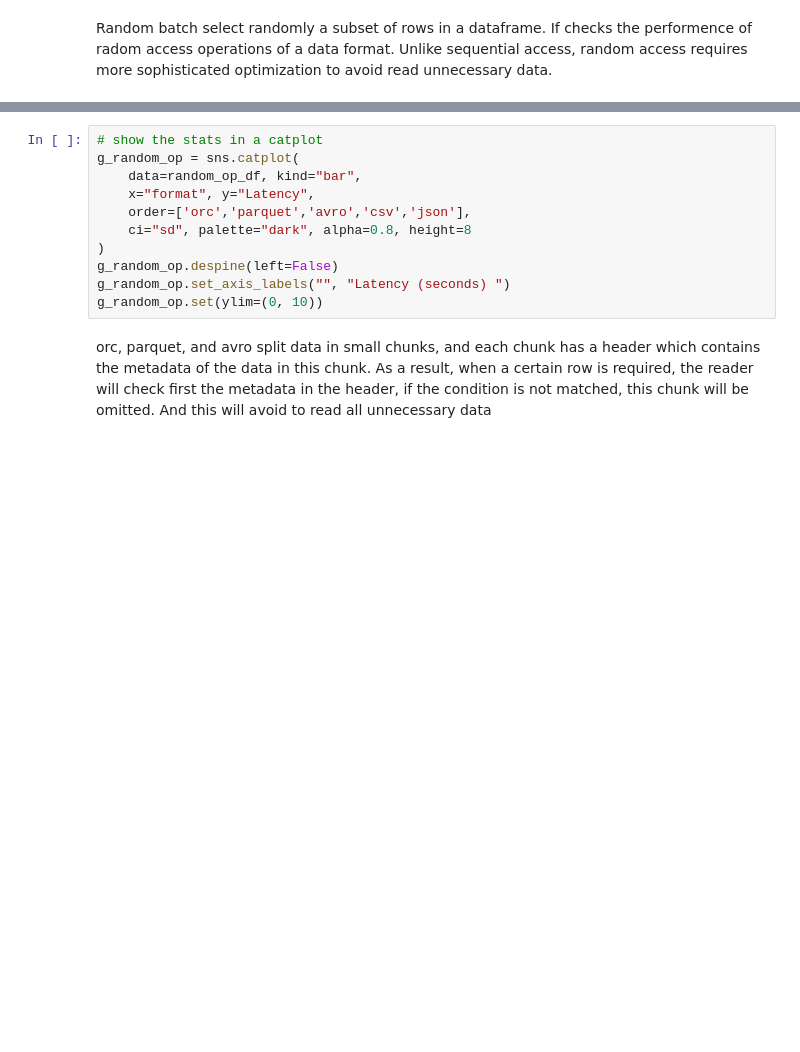
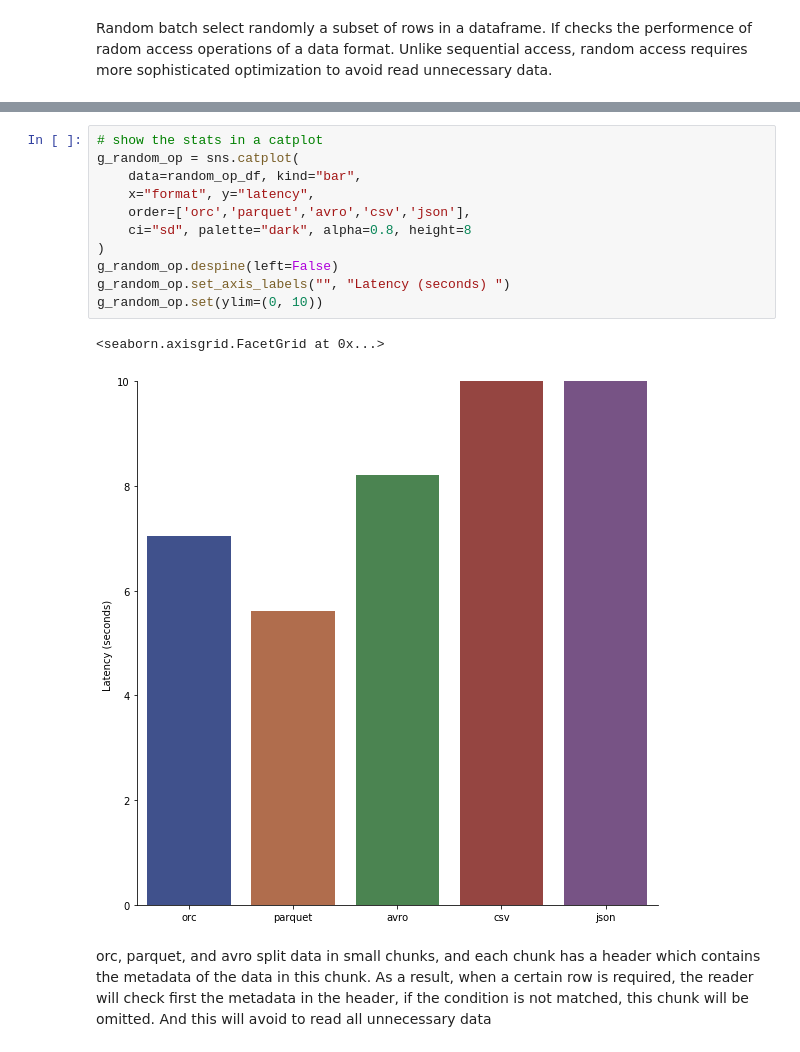
Before and after one commit to pengfei99/data_format_and_optimization, a Jupyter notebook: notebooks/data_format_overview.ipynb, the cells around one changed output, grey strips where cells are left out. Cells and saved outputs as stored; diff of their text form; blank space fills up the shorter version.

```diff
--- a/notebooks/data_format_overview.ipynb
+++ b/notebooks/data_format_overview.ipynb
@@ -655,14 +746,17 @@ random_op_df.head(5)
 # %%
 # show the stats in a catplot
 g_random_op = sns.catplot(
     data=random_op_df, kind="bar",
-    x="format", y="Latency",
+    x="format", y="latency",
     order=['orc','parquet','avro','csv','json'],
     ci="sd", palette="dark", alpha=0.8, height=8
 )
 g_random_op.despine(left=False)
 g_random_op.set_axis_labels("", "Latency (seconds) ")
 g_random_op.set(ylim=(0, 10))
+# %% [output]
+<seaborn.axisgrid.FacetGrid at 0x...>
+[figure, added]
 # %% [markdown]
 orc, parquet, and avro split data in small chunks, and each chunk has a header which contains the metadata of the data in this chunk. As a result, when a certain row is required, the reader will check first the metadata in the header, if the condition is not matched, this chunk will be omitted. And this will avoid to read all unnecessary data
 # %% [markdown]
```
Also changed, not shown: parts of 55 cells of this notebook.
